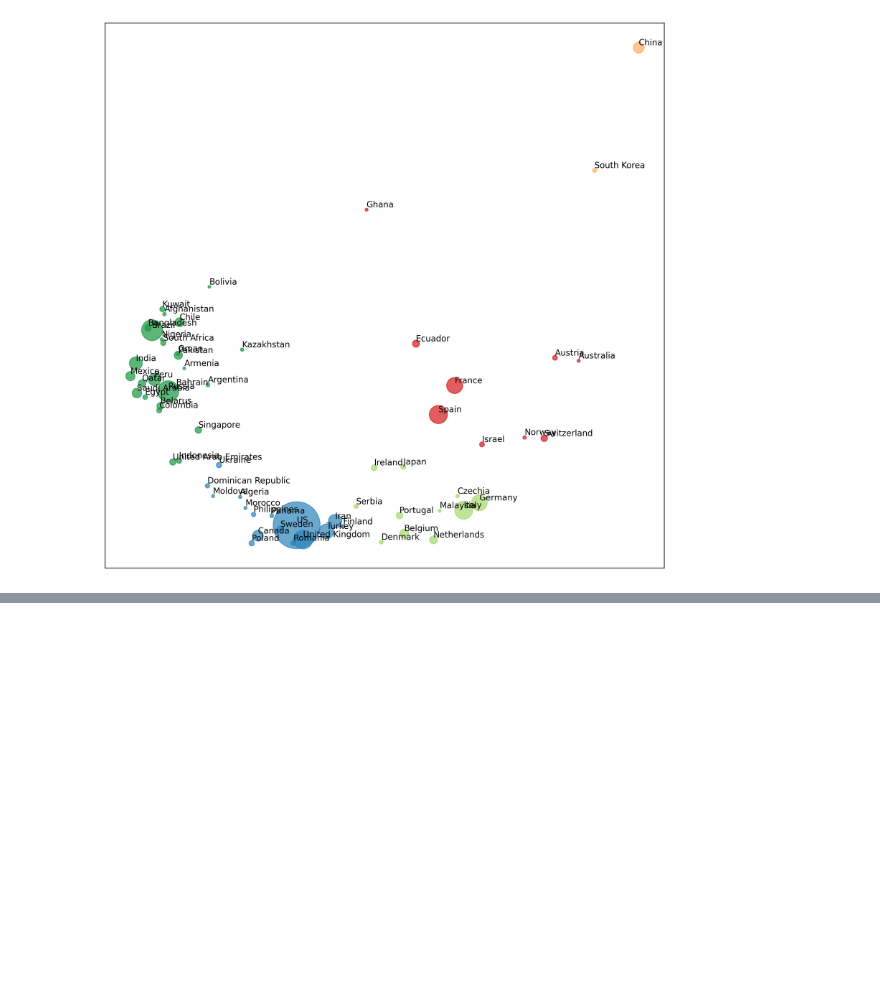
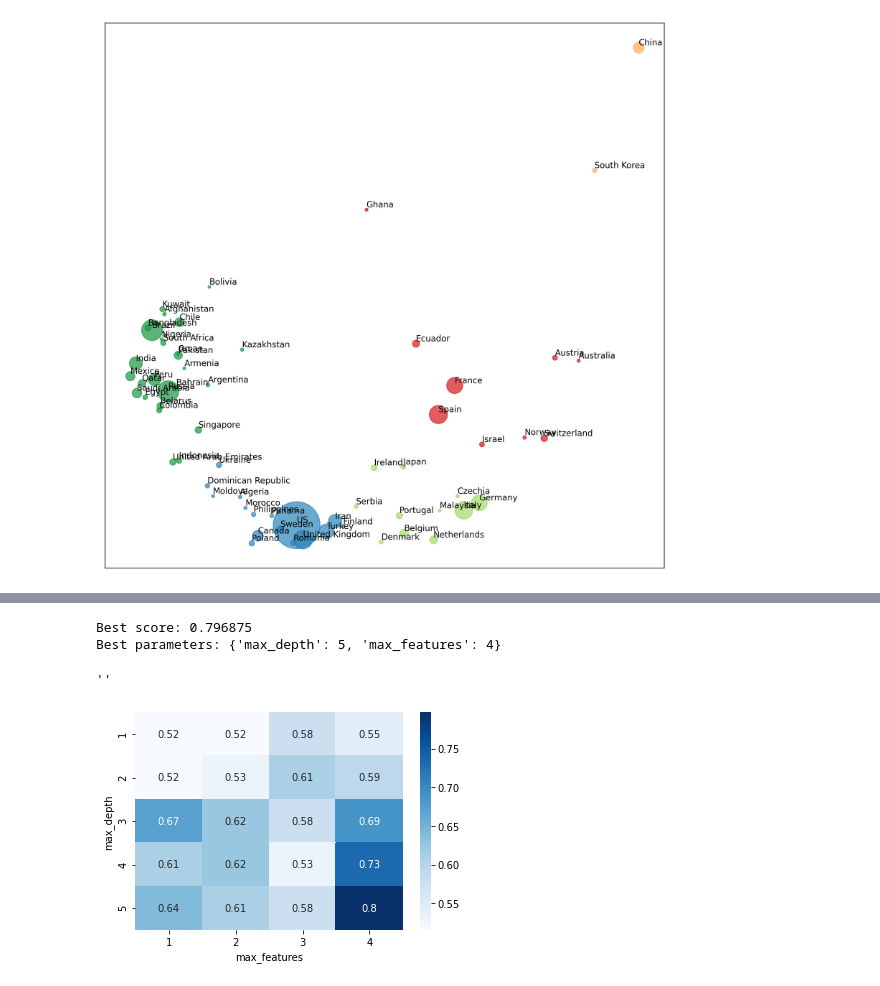
Before and after one commit to diogosmac/covid-forecast-feup-iart, a Jupyter notebook: projects/project2/notes.ipynb, the cells around one changed output, grey strips where cells are left out. Cells and saved outputs as stored; diff of their text form; code cells hidden in the pictures; blank space fills up the shorter version.

```diff
--- a/projects/project2/notes.ipynb
+++ b/projects/project2/notes.ipynb
@@ -678,0 +752,34 @@ classified_dataframe
+# %%
+from sklearn.model_selection import GridSearchCV
+
+decision_tree_classifier = DecisionTreeClassifier()
+
+parameter_grid = {
+    'max_depth': [1, 2, 3, 4, 5],
+    'max_features': [1, 2, 3, 4]
+}
+
+cross_validation = StratifiedKFold(n_splits=2)
+
+grid_search = GridSearchCV(decision_tree_classifier,
+                           param_grid=parameter_grid,
+                           cv=cross_validation)
+
+grid_search.fit(all_inputs, all_labels)
+print('Best score: {}'.format(grid_search.best_score_))
+print('Best parameters: {}'.format(grid_search.best_params_))
+# %% [output]
+Best score: 0.796875
+Best parameters: {'max_depth': 5, 'max_features': 4}
+# %%
+grid_visualization = grid_search.cv_results_['mean_test_score']
+grid_visualization.shape = (5, 4)
+sb.heatmap(grid_visualization, cmap='Blues', annot=True)
+plt.xticks(np.arange(4) + 0.5, grid_search.param_grid['max_features'])
+plt.yticks(np.arange(5) + 0.5, grid_search.param_grid['max_depth'])
+plt.xlabel('max_features')
+plt.ylabel('max_depth')
+;
+# %% [output]
+''
+[figure, added]
```
Also changed, not shown: parts of 24 cells of this notebook, 3 other files.
